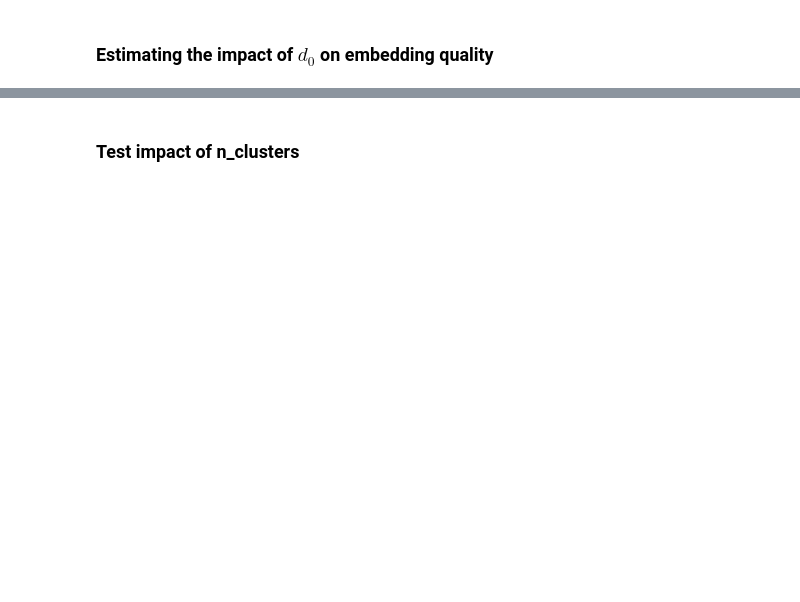
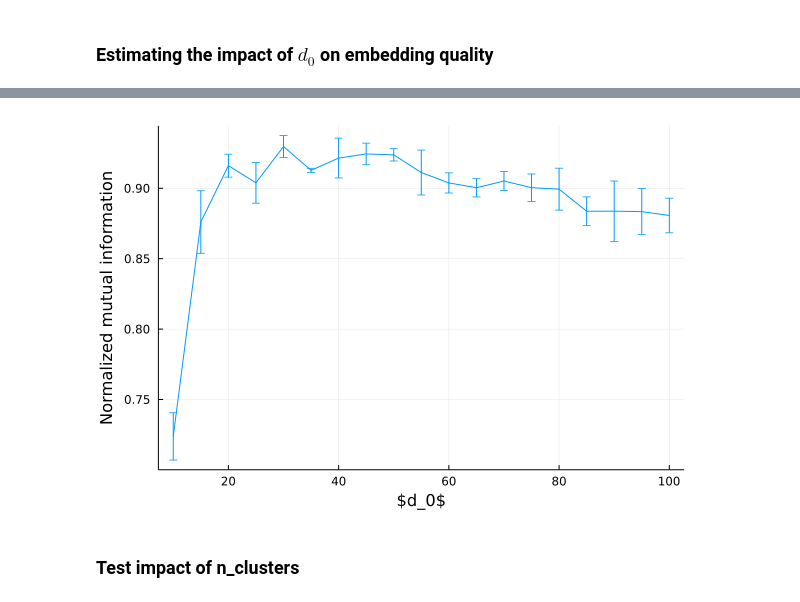
Before and after one commit to mrfanuel/EllipsoidalGraphEmbedding.jl, a Jupyter notebook: notebooks/nmi_analysis.ipynb, the cells around one changed output, grey strips where cells are left out. Drawn from its saved outputs; the diff is of its cells as text; code cells hidden in the pictures; blank space fills up the shorter version.

```diff
--- a/notebooks/nmi_analysis.ipynb
+++ b/notebooks/nmi_analysis.ipynb
@@ -188,15 +198,27 @@ The first 5 squared singular values divided by N :
 # %%
 # Plot Normalized mutual information vs d0
 m = mean(NMIs,dims=2)
 s = std(NMIs,dims=2)
+
+
+pgfplotsx()
+plot(d0s, m, yerror = s,
+markerstrokecolor=:auto,
+xlabel = L"$d_0$",
+ylabel = "Normalized mutual information",
+legend = false)
+savefig("figures/nmi_vs_d0__mu"*string(mu)*".pdf")
+
+gr()
 plot(d0s, m, yerror = s,
 markerstrokecolor=:auto,
 xlabel = L"$d_0$",
 ylabel = "Normalized mutual information",
 legend = false)
 
-savefig("figures/nmi_vs_d0__mu"*string(mu)*".pdf")
 plot!()
+# %% [output]
+[figure, added]
 # %% [markdown]
 ### Test impact of n_clusters
 # %%
```
Also changed, not shown: parts of 6 cells of this notebook, 2 other files.
